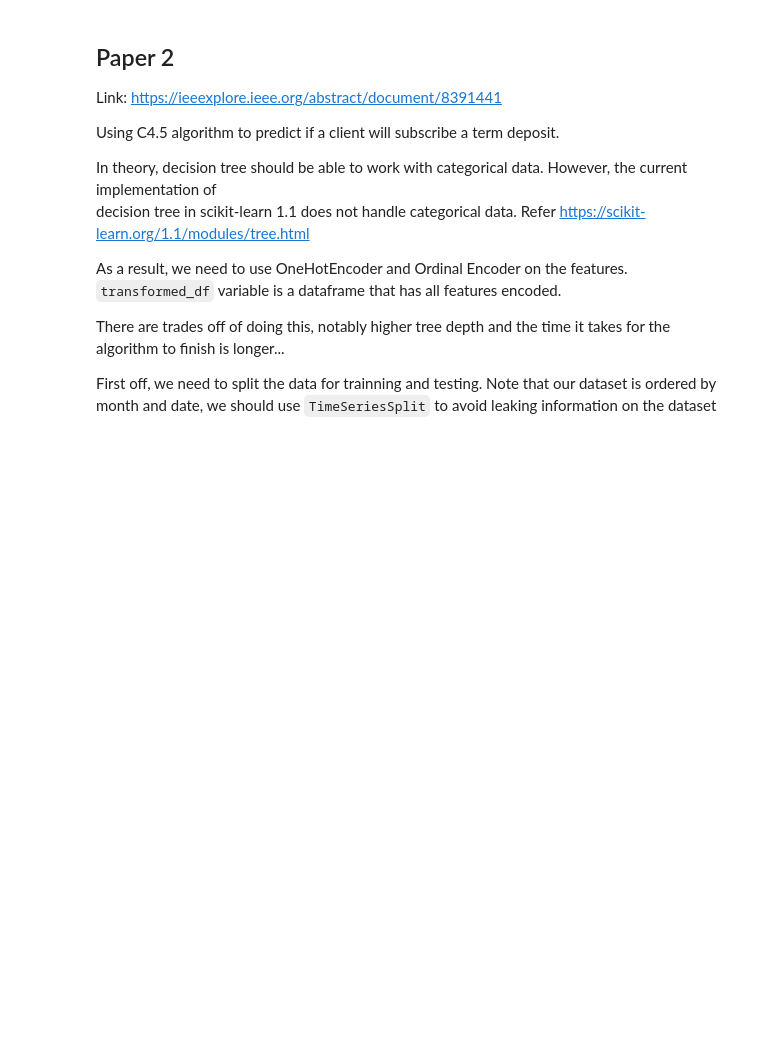
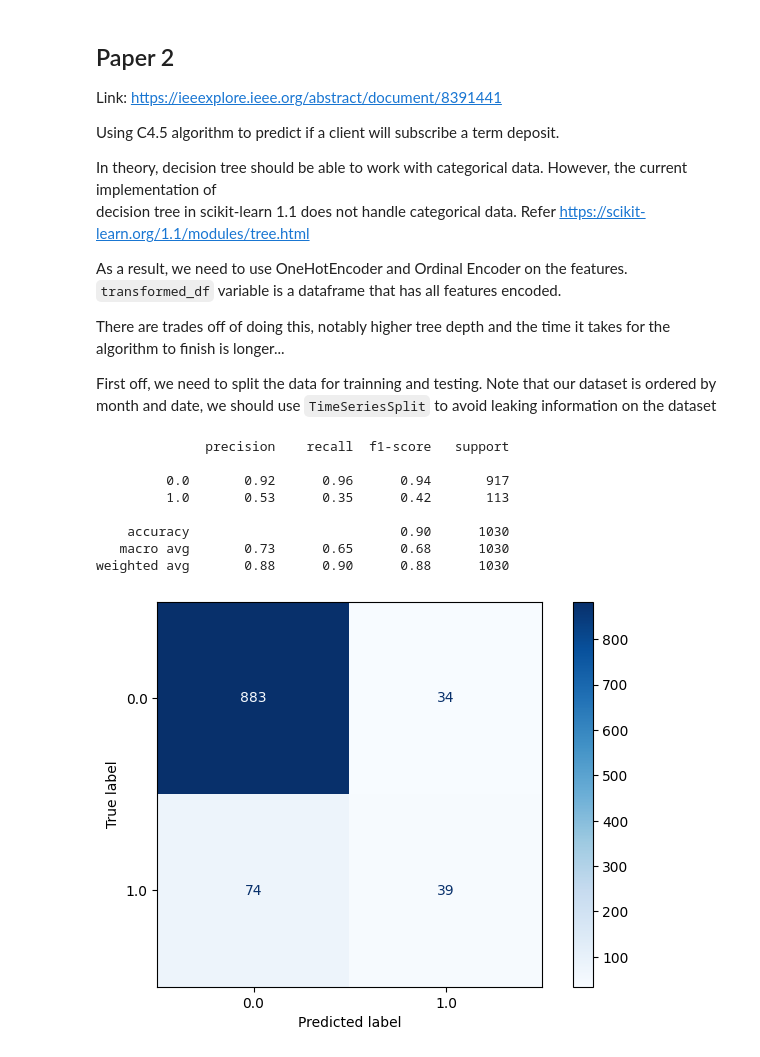
Before and after one commit to longtv2222/bank-investment-prediction, a Jupyter notebook: notebook.ipynb, the cells around one changed output. Drawn from its saved outputs; the diff is of its cells as text; code cells hidden in the pictures; blank space fills up the shorter version.

Commit message:
Add decision tree

```diff
--- a/notebook.ipynb
+++ b/notebook.ipynb
@@ -243,26 +243,45 @@ There are trades off of doing this, notably higher tree depth and the time it ta
 
 First off, we need to split the data for trainning and testing. Note that our dataset is ordered by month and date, we should
 use `TimeSeriesSplit` to avoid leaking information on the dataset
+# %%
+from sklearn.metrics import ConfusionMatrixDisplay, classification_report, confusion_matrix
+
+%matplotlib inline
+def report_result(y_pred, y_true, clf):
+    cm = confusion_matrix(y_true, y_pred, labels=clf.classes_)
+    disp = ConfusionMatrixDisplay(confusion_matrix=cm, display_labels=clf.classes_)
+    disp.plot(cmap="Blues")
+    print(classification_report(y_true, y_pred))
 # %%
 from typing import Any, Tuple
 from numpy import dtype, ndarray, signedinteger
-from sklearn.model_selection import TimeSeriesSplit
-
+from sklearn.model_selection import TimeSeriesSplit, train_test_split
+from sklearn.tree import DecisionTreeClassifier
 
 # Helper function for creating train and test set from train_index and test_index
 
 
 def train_test_from_time_series(train_index: ndarray[Any, dtype[signedinteger]], test_index: ndarray[Any, dtype[signedinteger]],
                                 x: pd.DataFrame, y: pd.Series) -> Tuple[pd.DataFrame, pd.DataFrame, pd.Series, pd.Series]:
     x_train = x.filter(items=train_index, axis=0)
     x_test = x.filter(items=test_index, axis=0)
     y_train = y.filter(items=train_index, axis=0)
     y_test = y.filter(items=test_index, axis=0)
     return x_train, x_test, y_train, y_test
 
-
-tscv = TimeSeriesSplit(n_splits=3)
-
-for train_index, test_index in tscv.split(x, y):
-    x_train, x_test, y_train, y_test = train_test_from_time_series(
-        train_index, test_index, x, y)
+x_train, x_test, y_train, y_test = train_test_split(
+    x, y, train_size=0.75, test_size=0.25)
+tree_clf = DecisionTreeClassifier()
+tree_clf.fit(x_train, y_train)
+y_pred = tree_clf.predict(x_test)
+report_result(y_pred, y_test, tree_clf)
+# %% [output]
+              precision    recall  f1-score   support
+
+         0.0       0.92      0.96      0.94       917
+         1.0       0.53      0.35      0.42       113
+
+    accuracy                           0.90      1030
+   macro avg       0.73      0.65      0.68      1030
+weighted avg       0.88      0.90      0.88      1030
+[figure, added]
```
